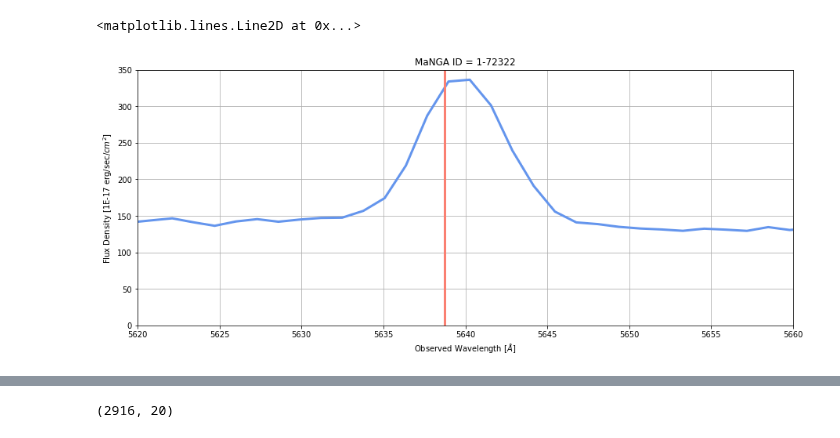
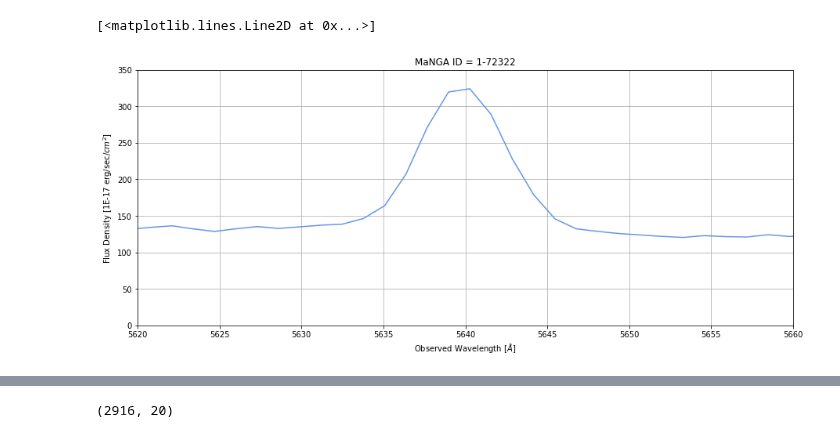
Before and after one commit to Natacha-U/Snr-Prj, a Jupyter notebook: 1-72322.ipynb, the cells around one changed output, grey strips where cells are left out. Drawn from its saved outputs; the diff is of its cells as text; code cells hidden in the pictures.

```diff
--- a/1-72322.ipynb
+++ b/1-72322.ipynb
@@ -22,6 +23,10 @@ ivar = np.transpose(data['IVAR'].data, axes = (2, 1, 0))
 # %%
 # retrieve the mask values
 mask = np.transpose(data['MASK'].data, axes = (2, 1, 0))
+# %%
+do_not_use = (mask & 2**10) != 0
+# fluxm = np.ma.array(flux, mask = do_not_use)
+# fluxm[27][27][2500:2600][0], fluxm[27][27][2500:2600]
 # %%
 # retrieve the wave values
 wave = data['WAVE'].data
@@ -32,6 +37,7 @@ sumflux = np.zeros(4563)
 
 for i in range(n):
     for j in range(n):
+        flux[i,j] = flux[i,j] * ~do_not_use[i,j]
         sumflux = np.add(sumflux, flux[i,j])
 # %%
 # check the redhsift
@@ -39,20 +45,20 @@ a = 5007 * (1 + nsa_z)
 # %%
 start = 5620
 end = 5660
 height = 350
 plt.figure(figsize = (15,6))
 plt.grid()
 plt.xlim(start, end)
 plt.ylim(0,height)
 plt.xlabel('Observed Wavelength ' + r'[$\AA$]')
 plt.ylabel('Flux Density [1E-17 erg/sec/'+r'$cm^2$]')
 plt.title('MaNGA ID = ' + mangaid)
-plt.plot(wave, sumflux, linewidth = 3, color = 'cornflowerblue')
-plt.axvline(a, linewidth = 3, color = 'salmon')
+plt.plot(wave, sumflux, color = 'cornflowerblue')
+# plt.axvline(a, linewidth = 3, color = 'salmon')
 # plt.savefig('Images/Check_z_{}'.format(mangaid), bbox_inches = 'tight')
 # %% [output]
-<matplotlib.lines.Line2D at 0x...>
+[<matplotlib.lines.Line2D at 0x...>]
-[figure, old version]
+[figure, new version]
 # %%
 # select peak region
 yaxis = np.where(np.logical_and(wave > start, wave < end))[0]
```
Also changed, not shown: parts of 18 cells of this notebook.
